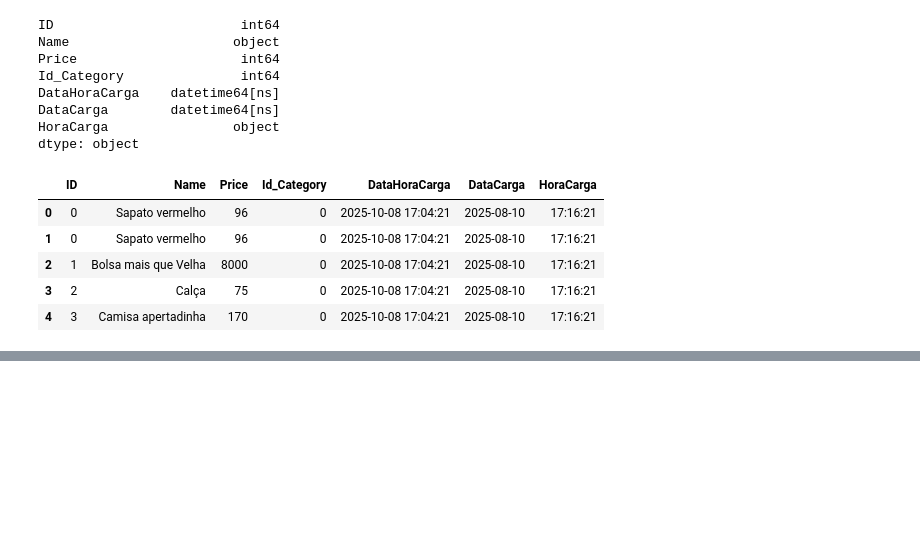
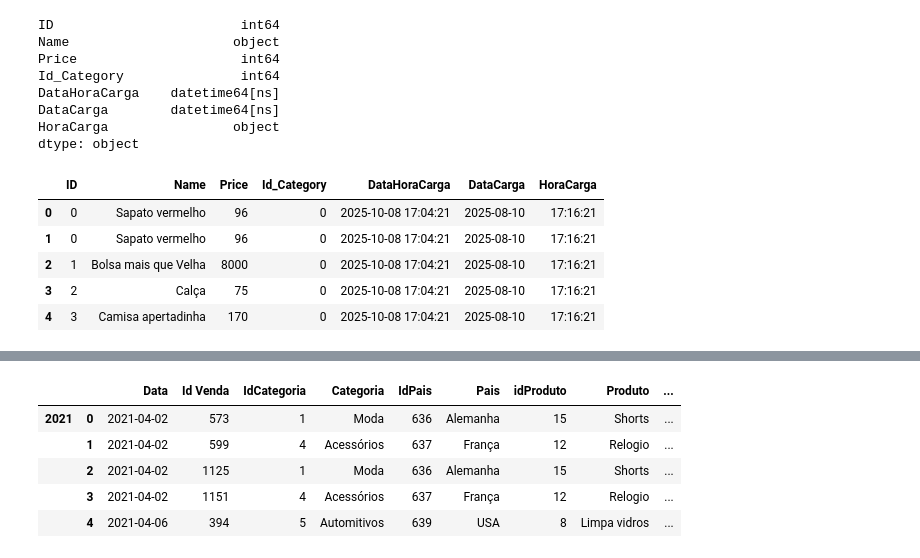
Before and after one commit to NaylsonS/estudos_big_query, a Jupyter notebook: bigquery.ipynb, the cells around one changed output, grey strips where cells are left out. Drawn from its saved outputs; the diff is of its cells as text; code cells hidden in the pictures; blank space fills up the shorter version.

```diff
--- a/bigquery.ipynb
+++ b/bigquery.ipynb
@@ -302,0 +333,10 @@ df3.to_gbq(
+# %%
+VendasTotais2 = pd.concat( [vendas2021, vendas2022, vendas2023], keys=["2021", "2022", "2023"] ) #identifica as tabelas e reseta o indice
+VendasTotais2.head()
+# %% [output]
+|  |  | Data | Id Venda | IdCategoria | Categoria | IdPais | Pais | idProduto | Produto | ... |
+| 2021 | 0 | 2021-04-02 | 573 | 1 | Moda | 636 | Alemanha | 15 | Shorts | ... |
+|  | 1 | 2021-04-02 | 599 | 4 | Acessórios | 637 | França | 12 | Relogio | ... |
+|  | 2 | 2021-04-02 | 1125 | 1 | Moda | 636 | Alemanha | 15 | Shorts | ... |
+|  | 3 | 2021-04-02 | 1151 | 4 | Acessórios | 637 | França | 12 | Relogio | ... |
+|  | 4 | 2021-04-06 | 394 | 5 | Automitivos | 639 | USA | 8 | Limpa vidros | ... |
```
Also changed, not shown: parts of 5 cells of this notebook, 1 other file.
